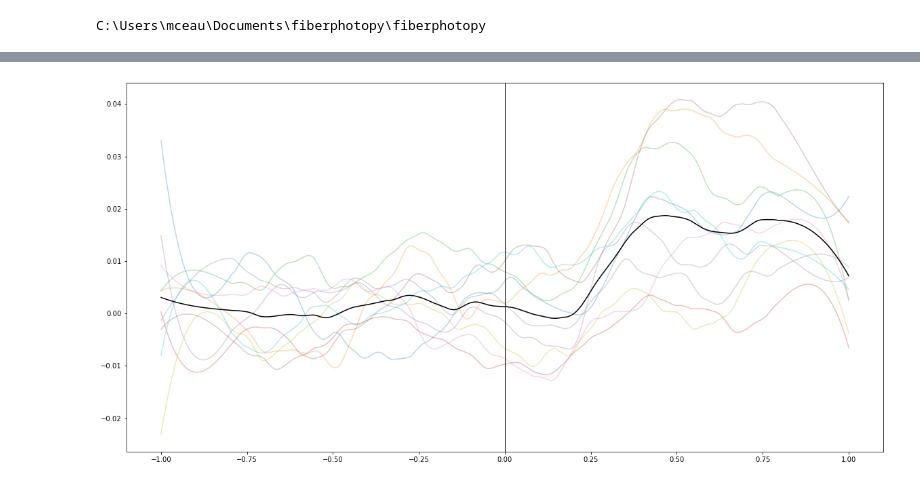
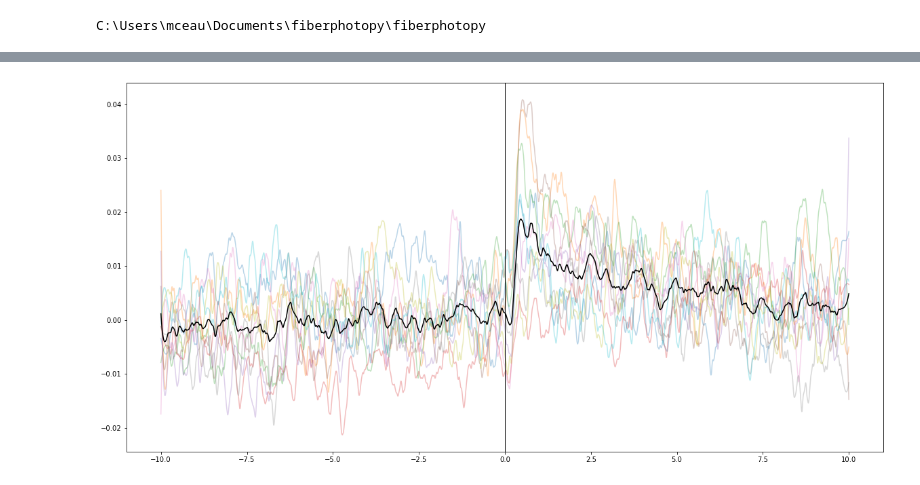
Before and after one commit to matias-ceau/pyfiber, a Jupyter notebook: dev/ANALYSIS.ipynb, the cells around one changed output, grey strips where cells are left out. Saved outputs shown, nothing was run; the diff lists cells and outputs as text; code cells hidden in the pictures.

```diff
--- a/dev/ANALYSIS.ipynb
+++ b/dev/ANALYSIS.ipynb
@@ -79,4 +60,4 @@ hello
 # %%
 rel()
-a = s.analyze('switch_1',window=[5,5])
+a = s.analyze('switch_1',window=(10,10))
 # %% [output]
@@ -99,5 +80,5 @@ MESSAGE
 ============================================================================
 # %%
-analysis.plot()
+a.plot()
 # %% [output]
-[figure, old version]
+[figure, new version]
```
Also changed, not shown: parts of 11 cells of this notebook, 6 other files.
